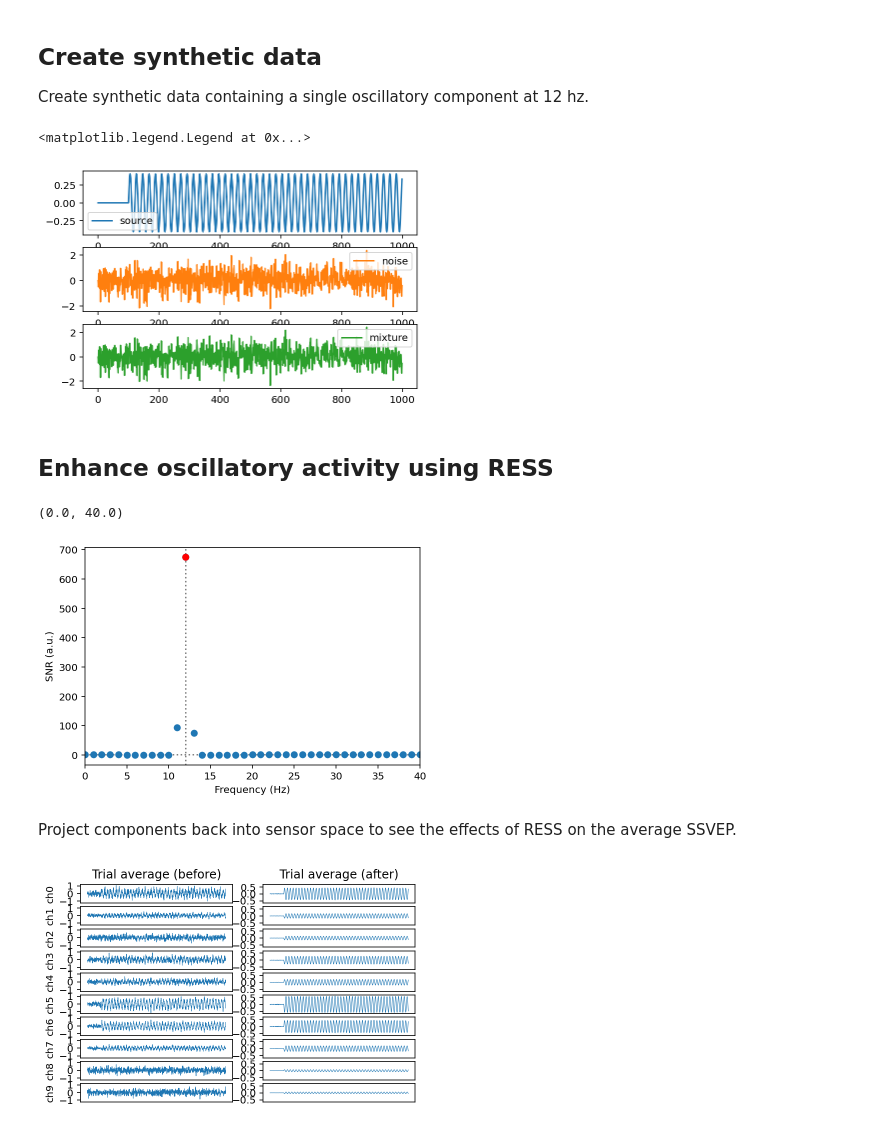
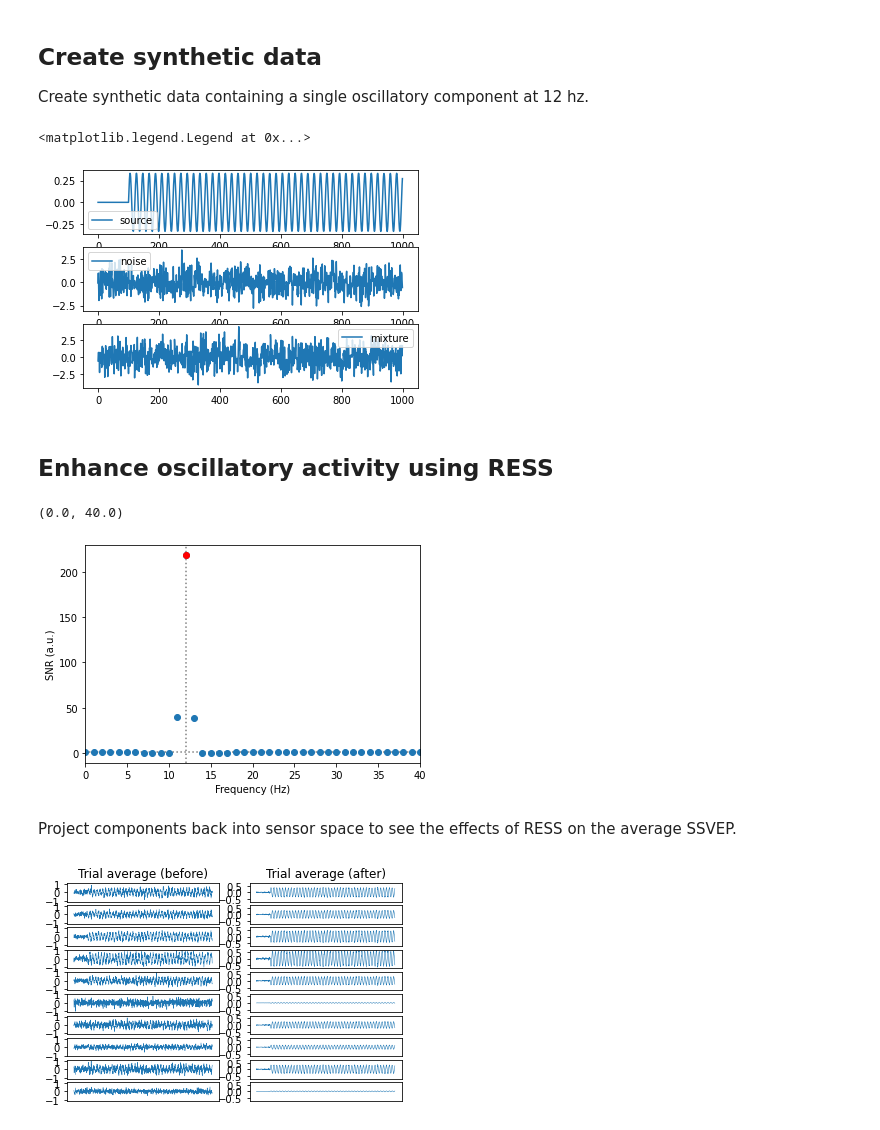
Before and after one commit to nbara/python-meegkit, a Jupyter notebook: examples/example_ress.ipynb, the cells around one changed output. Saved outputs shown, nothing was run; the diff lists cells and outputs as text; code cells hidden in the pictures.

```diff
--- a/examples/example_ress.ipynb
+++ b/examples/example_ress.ipynb
@@ -33,47 +33,49 @@ SNR = .2
 t0 = 100
 
 # source
-source = np.sin(2 * np.pi * target * np.arange(n_times - t0) / sfreq)[None].T
-s = source * np.random.randn(1, n_chans)
-s = s[:, :, np.newaxis]
-s = np.tile(s, (1, 1, n_trials))
-signal = np.zeros((n_times, n_chans, n_trials))
-signal[t0:, :, :] = s
+source = np.sin(2 * np.pi * target * np.arange(n_times - t0) / sfreq)[None]
+s = source * np.random.randn(n_chans, 1)
+s = s[np.newaxis, :, :]
+s = np.tile(s, (n_trials, 1, 1))
+signal = np.zeros((n_trials, n_chans, n_times ))
+signal[:, :, t0:] = s
 
 # noise
 noise = np.dot(
-    unfold(np.random.randn(n_times, noise_dim, n_trials)),
-    np.random.randn(noise_dim, n_chans))
-noise = fold(noise, n_times)
+        np.random.randn(n_times * n_trials, noise_dim),
+        np.random.randn(noise_dim, n_chans))
+noise = noise.reshape((n_trials, n_times, n_chans))
+noise = noise.transpose([0, 2, 1])
 
 # mix signal and noise
-signal = SNR * signal / rms(signal.flatten())
-noise = noise / rms(noise.flatten())
+signal = SNR * signal /  np.sqrt(np.mean(signal ** 2))
+noise = noise / np.sqrt(np.mean(noise ** 2))
 data = signal + noise
 
 # Plot
 f, ax = plt.subplots(3)
-ax[0].plot(signal[:, 0, 0], c='C0', label='source')
-ax[1].plot(noise[:, 1, 0], c='C1', label='noise')
-ax[2].plot(data[:, 1, 0], c='C2', label='mixture')
+ax[0].plot(signal[0, 0, :], label='source')
+ax[1].plot(noise[1, 0, :], label='noise')
+ax[2].plot(data[1, 0, :], label='mixture')
 ax[0].legend()
 ax[1].legend()
 ax[2].legend()
 # %% [output]
 <matplotlib.legend.Legend at 0x...>
-[figure, old version]
+[figure, new version]
 # %% [markdown]
 ## Enhance oscillatory activity using RESS
 # %%
 # Apply RESS
-out, maps, _ = ress.RESS(data, sfreq=sfreq, peak_freq=target, return_maps=True)
+r = ress.RESS(sfreq=sfreq, peak_freq=target)
+out = r.fit_transform(data)
 
 # Compute PSD
 nfft = 250
 df = sfreq / nfft  # frequency resolution
-bins, psd = ss.welch(out.squeeze(1), sfreq, window="hamming", nperseg=nfft,
-                     noverlap=125, axis=0)
-psd = psd.mean(axis=1, keepdims=True)  # average over trials
+bins, psd = ss.welch(np.squeeze(out), sfreq, window="hamming", nperseg=nfft,
+                     noverlap=125, axis=1)
+psd = psd.mean(axis=0, keepdims=True).T  # average over trials
 snr = snr_spectrum(psd, bins, skipbins=2, n_avg=2)
 
 f, ax = plt.subplots(1)
@@ -86,23 +88,24 @@ ax.set_xlabel('Frequency (Hz)')
 ax.set_xlim([0, 40])
 # %% [output]
 (0.0, 40.0)
-[figure, old version]
+[figure, new version]
 # %% [markdown]
 Project components back into sensor space to see the effects of RESS on the
 average SSVEP.
 # %%
-proj = matmul3d(out, maps)
+fromress = r.from_ress
+
+proj = matmul3d(out, fromress)
 f, ax = plt.subplots(n_chans, 2, sharey='col')
-for c in range(n_chans):
-    ax[c, 0].plot(data[:, c].mean(-1), lw=.5)
-    ax[c, 1].plot(proj[:, c].mean(-1), lw=.5)
-    ax[c, 0].set_ylabel(f'ch{c}')
-    if c < n_chans:
+for c in range(data.shape[1]):
+    ax[c, 0].plot(data[:, c, :].mean(0), lw=.5, label='data')
+    ax[c, 1].plot(proj[:, c, :].mean(0), lw=.5, label='projection')
+    if c < data.shape[1]:
         ax[c, 0].set_xticks([])
         ax[c, 1].set_xticks([])
 
 ax[0, 0].set_title('Trial average (before)')
 ax[0, 1].set_title('Trial average (after)')
 plt.show()
 # %% [output]
-[figure, old version]
+[figure, new version]
```
Also changed, not shown: 1 other file.
